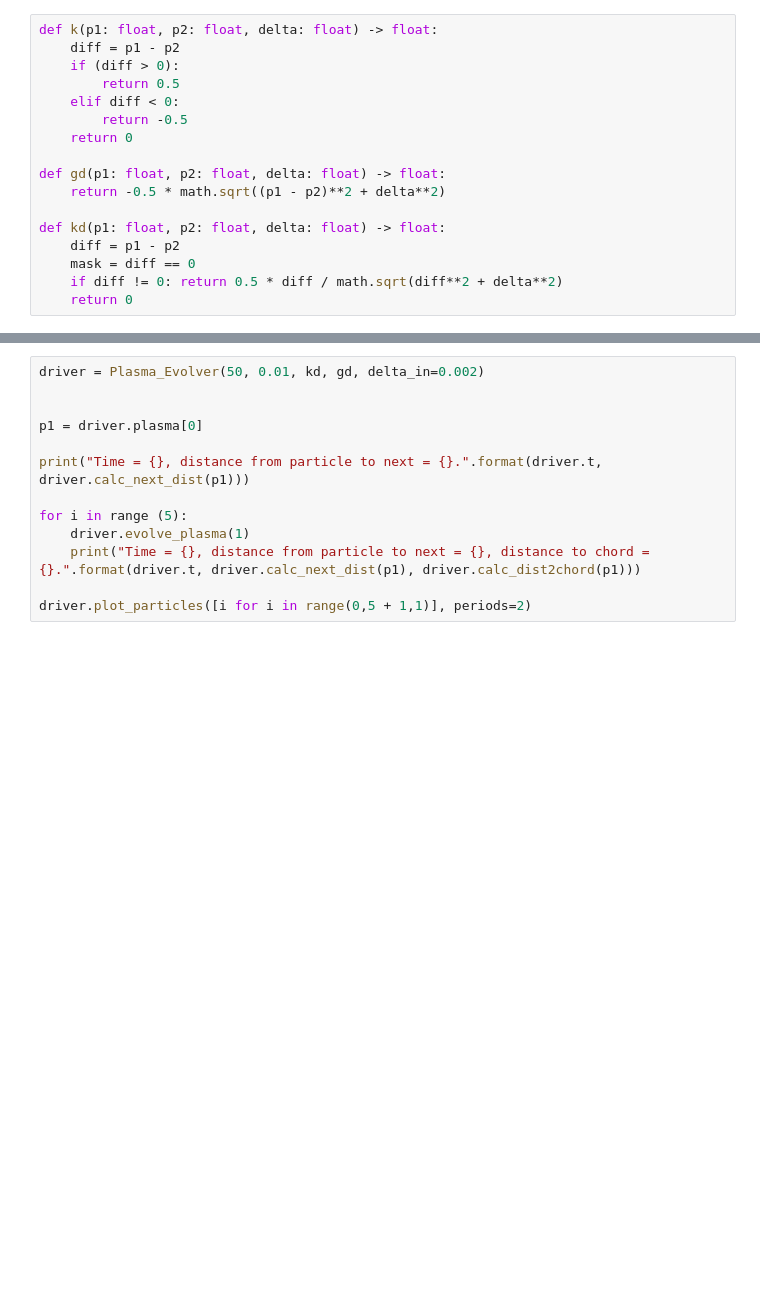
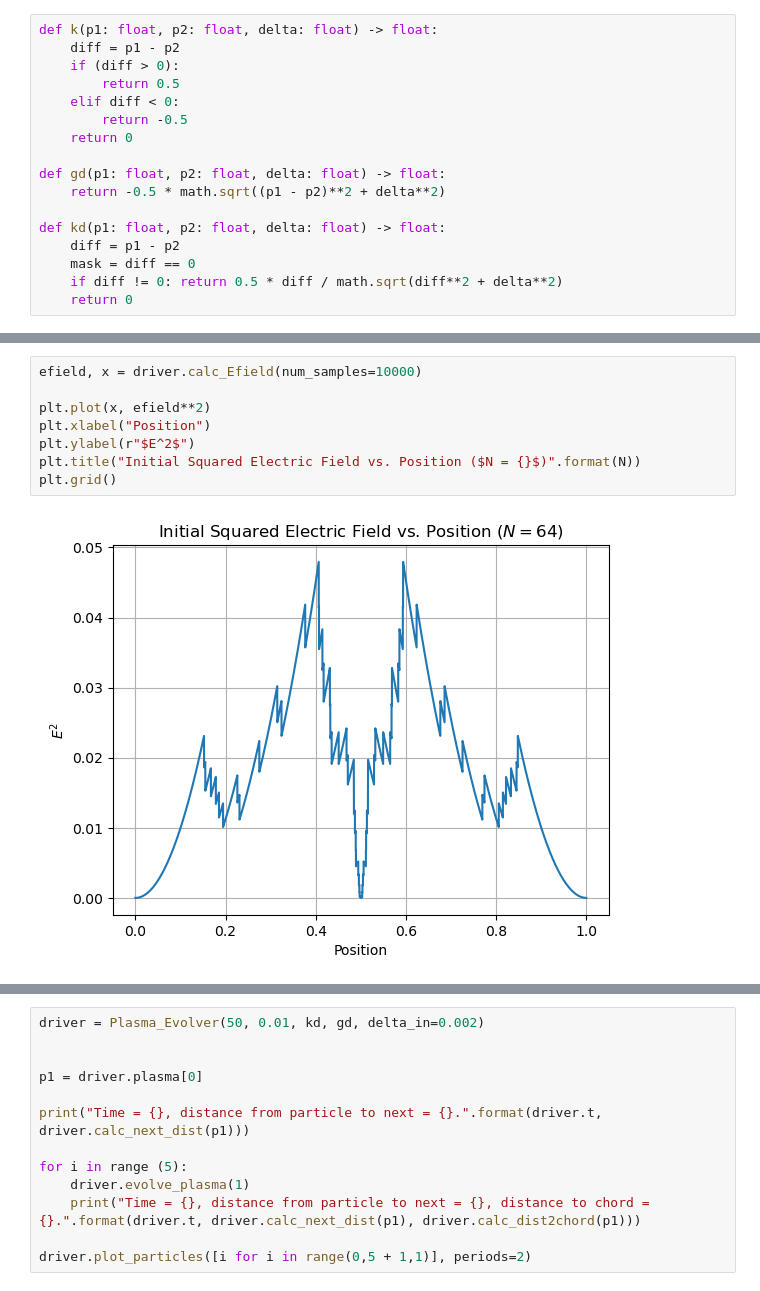
Before and after one commit to horaciomorenom/PlasmaModel, a Jupyter notebook: ColdStream.ipynb, the cells around one changed output, grey strips where cells are left out. Saved outputs shown, nothing was run; the diff lists cells and outputs as text; blank space fills up the shorter version.

```diff
--- a/ColdStream.ipynb
+++ b/ColdStream.ipynb
@@ -561,3 +596,13 @@ driver.evolve_plasma(tmax)
+# %%
+efield, x = driver.calc_Efield(num_samples=10000)
+
+plt.plot(x, efield**2)
+plt.xlabel("Position")
+plt.ylabel(r"$E^2$")
+plt.title("Initial Squared Electric Field vs. Position ($N = {}$)".format(N))
+plt.grid()
+# %% [output]
+[figure, added]
 # %%
 t = np.arange(0, tmax + 0.01, 0.01)
 
```
Also changed, not shown: parts of 4 cells of this notebook.
